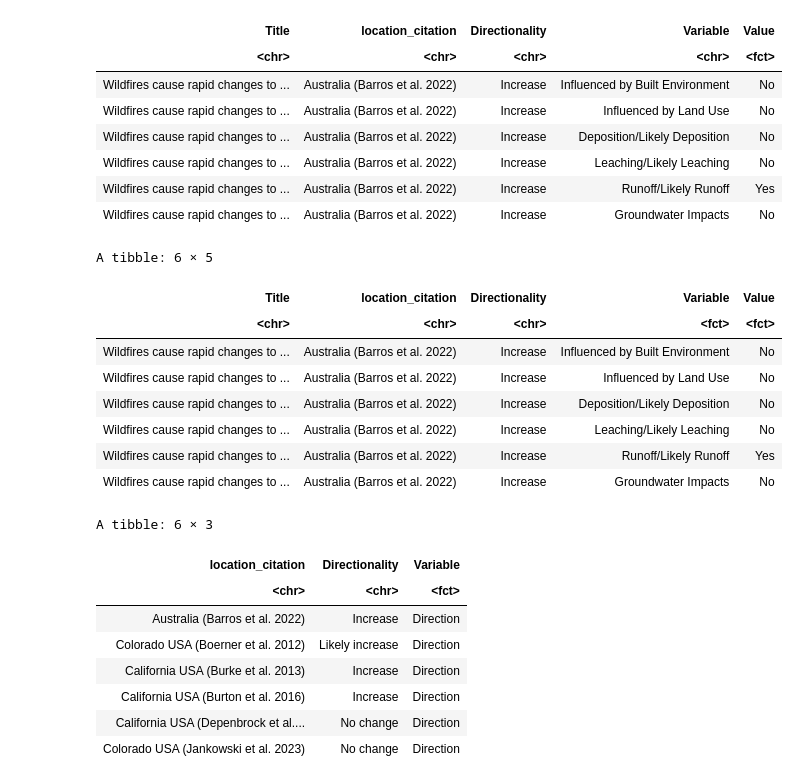
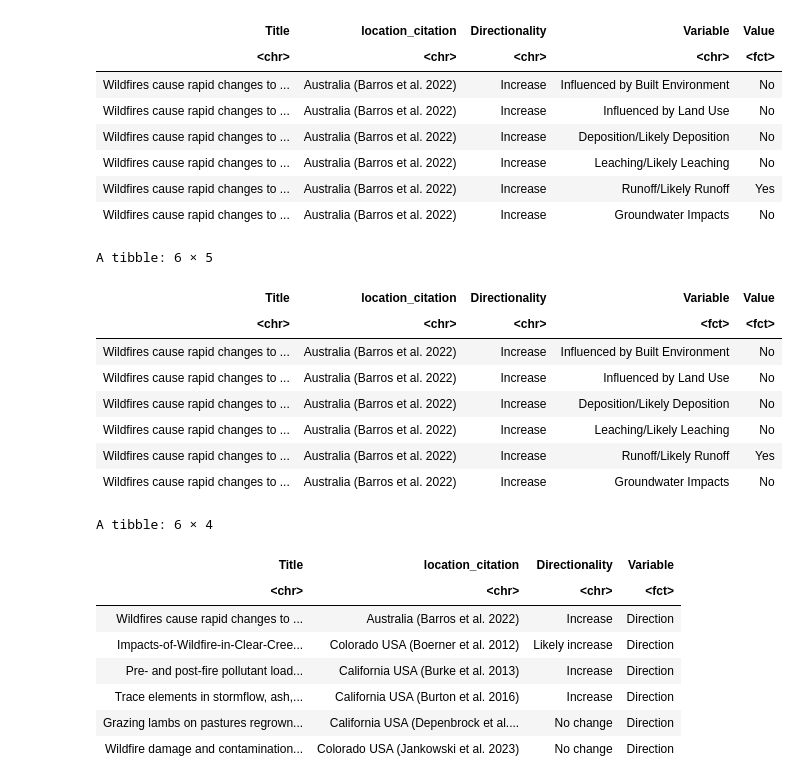
Before and after one commit to Ragerlab/2026_Willeford_et_al_Wildfire-mobilization-of-arsenic-into-water-resources-A-scoping-review-of-curr, a Jupyter notebook: Figure 3.ipynb, the cells around one changed output. Cells and saved outputs as stored; diff of their text form; code cells hidden in the pictures.

```diff
--- a/Figure 3.ipynb
+++ b/Figure 3.ipynb
@@ -96,7 +96,9 @@ heatmap_df = info_df %>%
     # cleaning up variable names
     mutate(Variable = str_replace_all(Variable, "_", " "),
           Variable = str_replace_all(Variable, "Arsenic", "As"),
-          location_citation = str_replace_all(location_citation, ",", ""))
+          location_citation = str_replace_all(location_citation, ",", "")) %>%
+    # creating unique names for 2 different papers that have the same location citation
+    mutate(location_citation = ifelse(grepl('2017 Portugal Wildfires', Title), 'Portugal (Sequeira et al. 2020) ', location_citation))
 
 heatmap_df$Value = factor(heatmap_df$Value, levels = c('Yes', 'No'))
 
@@ -113,41 +115,41 @@ A tibble: 6 × 5
 | Wildfires cause rapid changes to ... | Australia (Barros et al. 2022) | Increase | Groundwater Impacts | No |
 # %%
 # creating annotation dfs
-annotation_df <- unique(heatmap_df[, c("location_citation", "Directionality")])
+annotation_df <- unique(heatmap_df[, c("Title", "location_citation", "Directionality")])
 
 # creating a df that leaves space b/w the annotation rows and the rest of the heatmap
 spacer_df <- annotation_df
 spacer_df$Variable <- "Spacer"
 spacer_df$Directionality <- NA
 
 annotation_df$Variable <- "Direction"
 
-all_levels <- c("Direction", "Spacer", rev(c('Surface Water Impacts','Groundwater Impacts','Deposition/Likely Deposition',
-                                                             'Leaching/Likely Leaching','Runoff/Likely Runoff',
+all_levels <- c("Direction", "Spacer", rev(c('Surface Water Impacts','Groundwater Impacts', 'Runoff/Likely Runoff',
+                                             'Deposition/Likely Deposition', 'Leaching/Likely Leaching',
                                                             'Influenced by Built Environment','Influenced by Land Use')))
 
 heatmap_df$Variable <- factor(heatmap_df$Variable, levels = all_levels)
 annotation_df$Variable <- factor(annotation_df$Variable, levels = all_levels)
 spacer_df$Variable <- factor(spacer_df$Variable, levels = all_levels)
 
 head(heatmap_df)
 head(annotation_df)
 # %% [output]
 A tibble: 6 × 5
 | Title | location_citation | Directionality | Variable | Value |
 | <chr> | <chr> | <chr> | <fct> | <fct> |
 | Wildfires cause rapid changes to ... | Australia (Barros et al. 2022) | Increase | Influenced by Built Environment | No |
 | Wildfires cause rapid changes to ... | Australia (Barros et al. 2022) | Increase | Influenced by Land Use | No |
 | Wildfires cause rapid changes to ... | Australia (Barros et al. 2022) | Increase | Deposition/Likely Deposition | No |
 | Wildfires cause rapid changes to ... | Australia (Barros et al. 2022) | Increase | Leaching/Likely Leaching | No |
 | Wildfires cause rapid changes to ... | Australia (Barros et al. 2022) | Increase | Runoff/Likely Runoff | Yes |
 | Wildfires cause rapid changes to ... | Australia (Barros et al. 2022) | Increase | Groundwater Impacts | No |
-A tibble: 6 × 3
+A tibble: 6 × 4
-| location_citation | Directionality | Variable |
-| <chr> | <chr> | <fct> |
-| Australia (Barros et al. 2022) | Increase | Direction |
-| Colorado USA (Boerner et al. 2012) | Likely increase | Direction |
-| California USA (Burke et al. 2013) | Increase | Direction |
-| California USA (Burton et al. 2016) | Increase | Direction |
-| California USA (Depenbrock et al.... | No change | Direction |
-| Colorado USA (Jankowski et al. 2023) | No change | Direction |
+| Title | location_citation | Directionality | Variable |
+| <chr> | <chr> | <chr> | <fct> |
+| Wildfires cause rapid changes to ... | Australia (Barros et al. 2022) | Increase | Direction |
+| Impacts-of-Wildfire-in-Clear-Cree... | Colorado USA (Boerner et al. 2012) | Likely increase | Direction |
+| Pre- and post-fire pollutant load... | California USA (Burke et al. 2013) | Increase | Direction |
+| Trace elements in stormflow, ash,... | California USA (Burton et al. 2016) | Increase | Direction |
+| Grazing lambs on pastures regrown... | California USA (Depenbrock et al.... | No change | Direction |
+| Wildfire damage and contamination... | Colorado USA (Jankowski et al. 2023) | No change | Direction |
```
Also changed, not shown: parts of 3 cells of this notebook.
